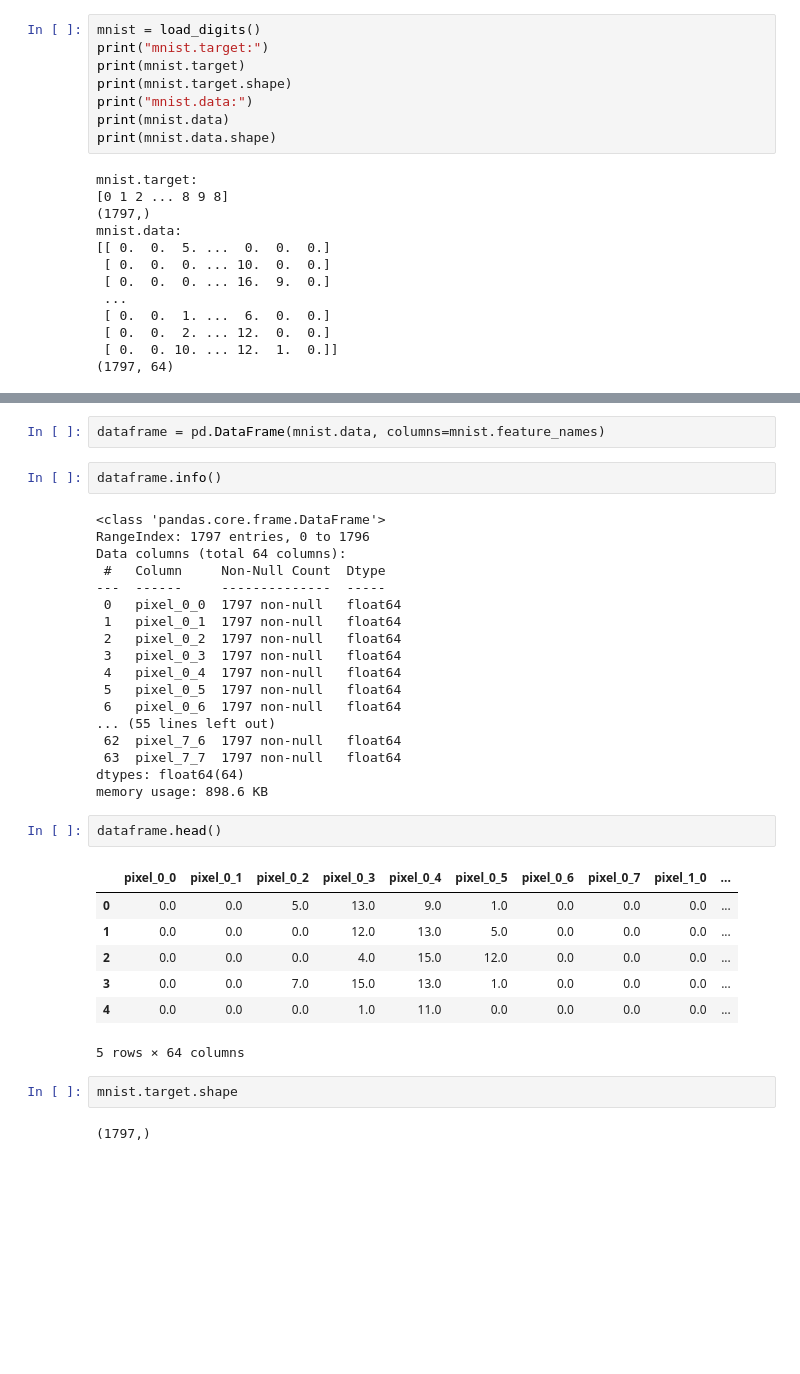
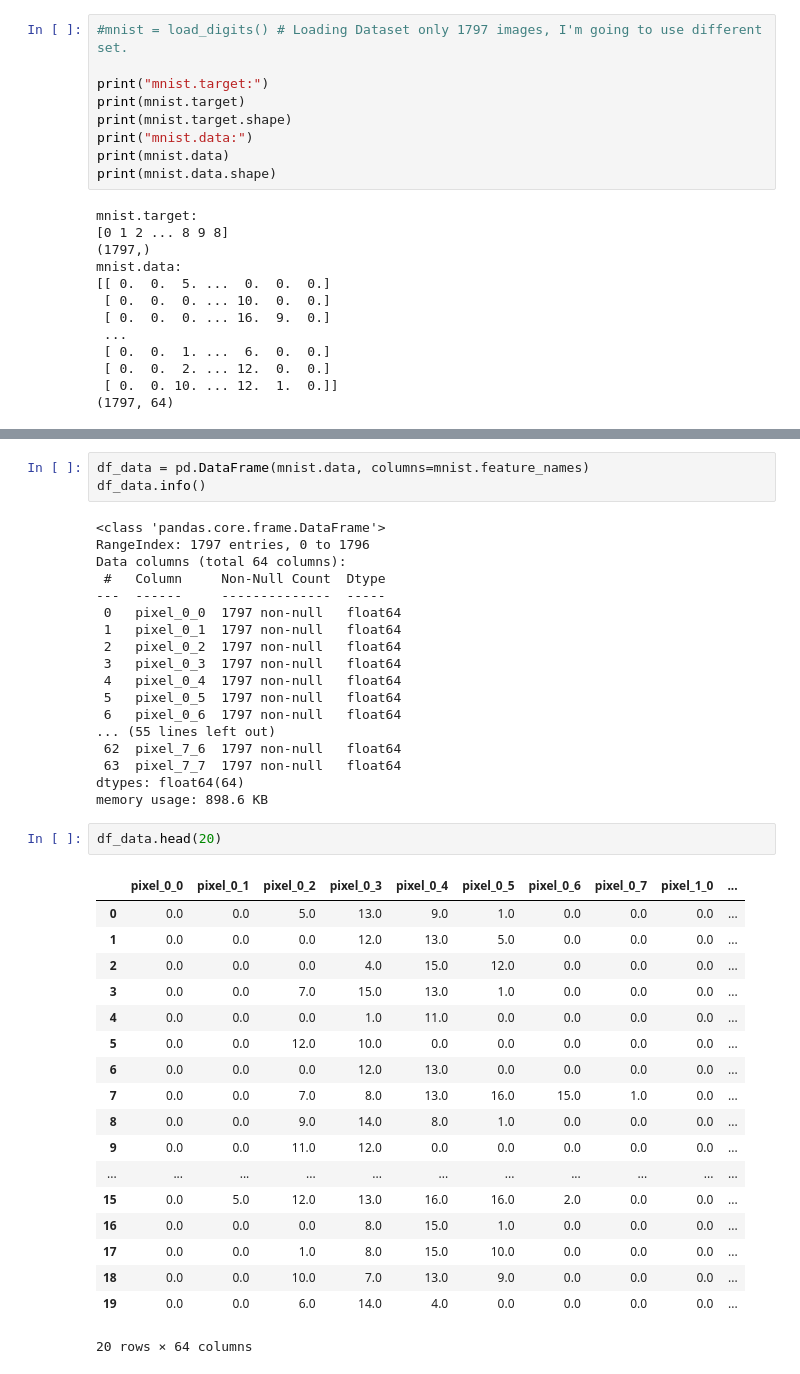
Before and after one commit to mailmezorro/handsOnMachineLearning, a Jupyter notebook: Chapter2_Mnist/mnist.ipynb, the cells around one changed output, grey strips where cells are left out. Saved outputs shown, nothing was run; the diff lists cells and outputs as text; blank space fills up the shorter version.

```diff
--- a/Chapter2_Mnist/mnist.ipynb
+++ b/Chapter2_Mnist/mnist.ipynb
@@ -4,7 +4,8 @@ import numpy as np
 import pandas as pd
 import matplotlib.pyplot as plt
 # %%
-mnist = load_digits()
+#mnist = load_digits() # Loading Dataset only 1797 images, I'm going to use different set.
+
 print("mnist.target:")
 print(mnist.target)
 print(mnist.target.shape)
@@ -44,37 +36,43 @@ mnist.images.shape
 # %%
-dataframe = pd.DataFrame(mnist.data, columns=mnist.feature_names)
+df_data = pd.DataFrame(mnist.data, columns=mnist.feature_names)
+df_data.info()
+# %% [output]
+<class 'pandas.core.frame.DataFrame'>
+RangeIndex: 1797 entries, 0 to 1796
+Data columns (total 64 columns):
+ #   Column     Non-Null Count  Dtype
+---  ------     --------------  -----
+ 0   pixel_0_0  1797 non-null   float64
+ 1   pixel_0_1  1797 non-null   float64
+ 2   pixel_0_2  1797 non-null   float64
+ 3   pixel_0_3  1797 non-null   float64
+ 4   pixel_0_4  1797 non-null   float64
+ 5   pixel_0_5  1797 non-null   float64
+ 6   pixel_0_6  1797 non-null   float64
+... (55 lines left out)
+ 62  pixel_7_6  1797 non-null   float64
+ 63  pixel_7_7  1797 non-null   float64
+dtypes: float64(64)
+memory usage: 898.6 KB
-# %%
-dataframe.info()
-# %% [output]
-<class 'pandas.core.frame.DataFrame'>
-RangeIndex: 1797 entries, 0 to 1796
-Data columns (total 64 columns):
- #   Column     Non-Null Count  Dtype
----  ------     --------------  -----
- 0   pixel_0_0  1797 non-null   float64
- 1   pixel_0_1  1797 non-null   float64
- 2   pixel_0_2  1797 non-null   float64
- 3   pixel_0_3  1797 non-null   float64
- 4   pixel_0_4  1797 non-null   float64
- 5   pixel_0_5  1797 non-null   float64
- 6   pixel_0_6  1797 non-null   float64
-... (55 lines left out)
- 62  pixel_7_6  1797 non-null   float64
- 63  pixel_7_7  1797 non-null   float64
-dtypes: float64(64)
-memory usage: 898.6 KB
-# %%
-dataframe.head()
-# %% [output]
-|  | pixel_0_0 | pixel_0_1 | pixel_0_2 | pixel_0_3 | pixel_0_4 | pixel_0_5 | pixel_0_6 | pixel_0_7 | pixel_1_0 | ... |
-| 0 | 0.0 | 0.0 | 5.0 | 13.0 | 9.0 | 1.0 | 0.0 | 0.0 | 0.0 | ... |
-| 1 | 0.0 | 0.0 | 0.0 | 12.0 | 13.0 | 5.0 | 0.0 | 0.0 | 0.0 | ... |
-| 2 | 0.0 | 0.0 | 0.0 | 4.0 | 15.0 | 12.0 | 0.0 | 0.0 | 0.0 | ... |
-| 3 | 0.0 | 0.0 | 7.0 | 15.0 | 13.0 | 1.0 | 0.0 | 0.0 | 0.0 | ... |
-| 4 | 0.0 | 0.0 | 0.0 | 1.0 | 11.0 | 0.0 | 0.0 | 0.0 | 0.0 | ... |
-5 rows × 64 columns
-# %%
-mnist.target.shape
-# %% [output]
-(1797,)
+# %%
+df_data.head(20)
+# %% [output]
+|  | pixel_0_0 | pixel_0_1 | pixel_0_2 | pixel_0_3 | pixel_0_4 | pixel_0_5 | pixel_0_6 | pixel_0_7 | pixel_1_0 | ... |
+| 0 | 0.0 | 0.0 | 5.0 | 13.0 | 9.0 | 1.0 | 0.0 | 0.0 | 0.0 | ... |
+| 1 | 0.0 | 0.0 | 0.0 | 12.0 | 13.0 | 5.0 | 0.0 | 0.0 | 0.0 | ... |
+| 2 | 0.0 | 0.0 | 0.0 | 4.0 | 15.0 | 12.0 | 0.0 | 0.0 | 0.0 | ... |
+| 3 | 0.0 | 0.0 | 7.0 | 15.0 | 13.0 | 1.0 | 0.0 | 0.0 | 0.0 | ... |
+| 4 | 0.0 | 0.0 | 0.0 | 1.0 | 11.0 | 0.0 | 0.0 | 0.0 | 0.0 | ... |
+| 5 | 0.0 | 0.0 | 12.0 | 10.0 | 0.0 | 0.0 | 0.0 | 0.0 | 0.0 | ... |
+| 6 | 0.0 | 0.0 | 0.0 | 12.0 | 13.0 | 0.0 | 0.0 | 0.0 | 0.0 | ... |
+| 7 | 0.0 | 0.0 | 7.0 | 8.0 | 13.0 | 16.0 | 15.0 | 1.0 | 0.0 | ... |
+| 8 | 0.0 | 0.0 | 9.0 | 14.0 | 8.0 | 1.0 | 0.0 | 0.0 | 0.0 | ... |
+| 9 | 0.0 | 0.0 | 11.0 | 12.0 | 0.0 | 0.0 | 0.0 | 0.0 | 0.0 | ... |
+| ... | ... | ... | ... | ... | ... | ... | ... | ... | ... | ... |
+| 15 | 0.0 | 5.0 | 12.0 | 13.0 | 16.0 | 16.0 | 2.0 | 0.0 | 0.0 | ... |
+| 16 | 0.0 | 0.0 | 0.0 | 8.0 | 15.0 | 1.0 | 0.0 | 0.0 | 0.0 | ... |
+| 17 | 0.0 | 0.0 | 1.0 | 8.0 | 15.0 | 10.0 | 0.0 | 0.0 | 0.0 | ... |
+| 18 | 0.0 | 0.0 | 10.0 | 7.0 | 13.0 | 9.0 | 0.0 | 0.0 | 0.0 | ... |
+| 19 | 0.0 | 0.0 | 6.0 | 14.0 | 4.0 | 0.0 | 0.0 | 0.0 | 0.0 | ... |
+20 rows × 64 columns
 # %%
```
Also changed, not shown: parts of 7 cells of this notebook.
